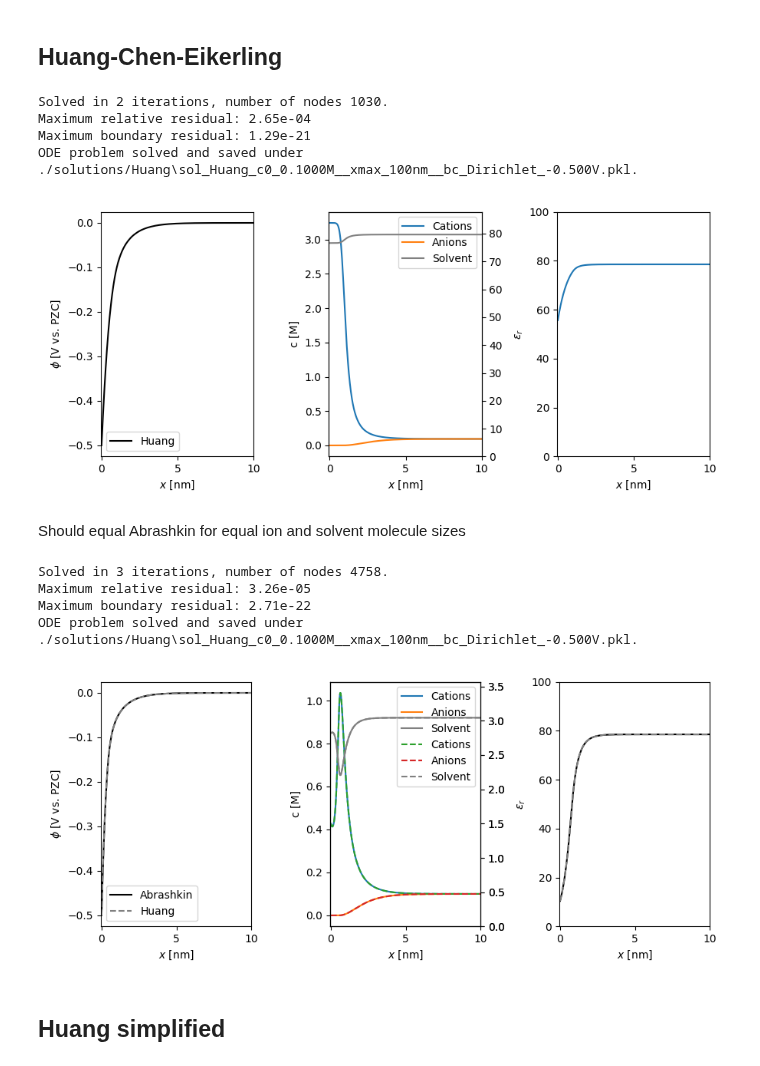
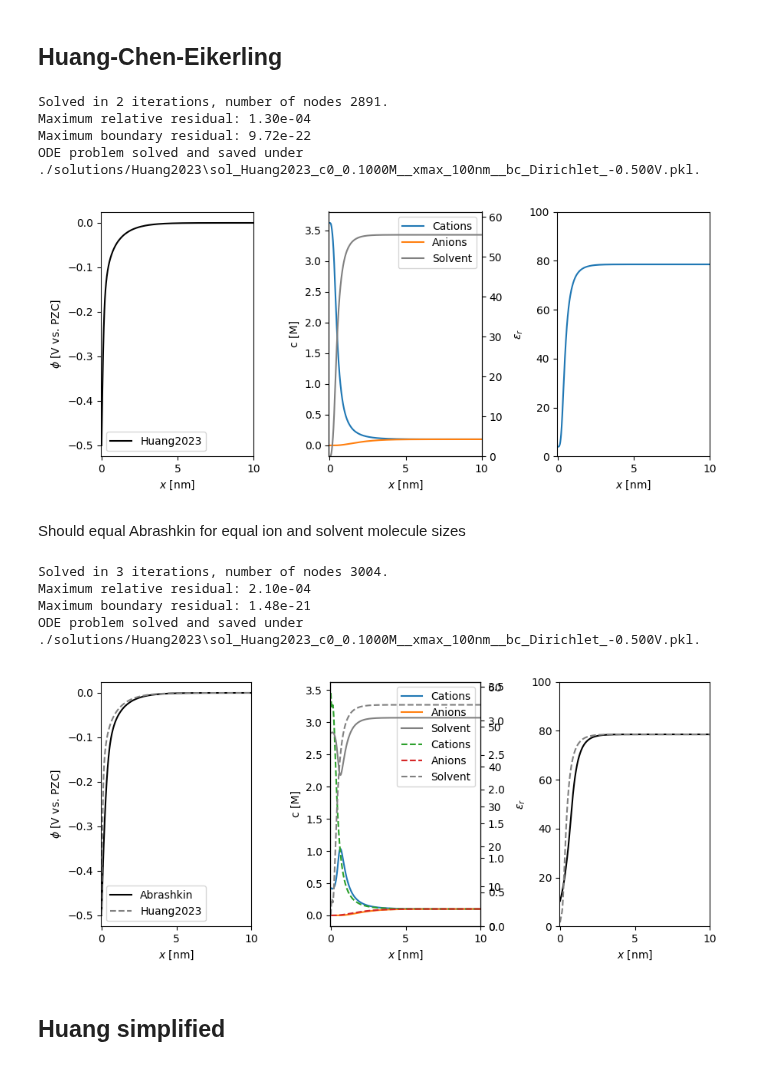
Before and after one commit to lucasdekam/frumkin, a Jupyter notebook: spatial-profiles.ipynb, the cells around one changed output. Saved outputs shown, nothing was run; the diff lists cells and outputs as text; code cells hidden in the pictures.

```diff
--- a/spatial-profiles.ipynb
+++ b/spatial-profiles.ipynb
@@ -63,29 +63,29 @@ ODE problem solved and saved under ./solutions/Abrashkin\sol_Abrashkin_c0_0.1000
 # %% [markdown]
 ## Huang-Chen-Eikerling
 # %%
-huang = models.Huang(ion_concentration_molar, ion_diameter_m, ion_diameter_m, solvent_diameter_m, eps_r_opt=1)
-huang_sol = huang.solve(x, bc)
-fig, ax = plotting.plot_solution(huang_sol, xmin, xmax, logscale=False)
-plt.show()
+# huang = models.Huang(ion_concentration_molar, ion_diameter_m, ion_diameter_m, eps_r_opt=4)
+# huang_sol = huang.solve(x, bc)
+# fig, ax = plotting.plot_solution(huang_sol, xmin, xmax, logscale=False)
+# plt.show()
 # %% [output]
-Solved in 2 iterations, number of nodes 1030.
-Maximum relative residual: 2.65e-04
-Maximum boundary residual: 1.29e-21
-ODE problem solved and saved under ./solutions/Huang\sol_Huang_c0_0.1000M__xmax_100nm__bc_Dirichlet_-0.500V.pkl.
+Solved in 2 iterations, number of nodes 2891.
+Maximum relative residual: 1.30e-04
+Maximum boundary residual: 9.72e-22
+ODE problem solved and saved under ./solutions/Huang2023\sol_Huang2023_c0_0.1000M__xmax_100nm__bc_Dirichlet_-0.500V.pkl.
-[figure, old version]
+[figure, new version]
 # %% [markdown]
 Should equal Abrashkin for equal ion and solvent molecule sizes
 # %%
-huang = models.Huang(ion_concentration_molar, ion_diameter_m, ion_diameter_m, ion_diameter_m, eps_r_opt=1)
-huang_sol2 = huang.solve(x, bc)
+# huang = models.Huang(ion_concentration_molar, ion_diameter_m, ion_diameter_m, eps_r_opt=1)
+# huang_sol2 = huang.solve(x, bc)
 
-fig, ax = plotting.plot_sol_comparison(abr_sol, huang_sol2, xmin, xmax, logscale=False)
+# fig, ax = plotting.plot_sol_comparison(abr_sol, huang_sol2, xmin, xmax, logscale=False)
 # %% [output]
-Solved in 3 iterations, number of nodes 4758.
-Maximum relative residual: 3.26e-05
-Maximum boundary residual: 2.71e-22
-ODE problem solved and saved under ./solutions/Huang\sol_Huang_c0_0.1000M__xmax_100nm__bc_Dirichlet_-0.500V.pkl.
+Solved in 3 iterations, number of nodes 3004.
+Maximum relative residual: 2.10e-04
+Maximum boundary residual: 1.48e-21
+ODE problem solved and saved under ./solutions/Huang2023\sol_Huang2023_c0_0.1000M__xmax_100nm__bc_Dirichlet_-0.500V.pkl.
-[figure, old version]
+[figure, new version]
 # %% [markdown]
 ## Huang simplified
 # %%
```
Also changed, not shown: parts of 3 cells of this notebook, 2 other files.
